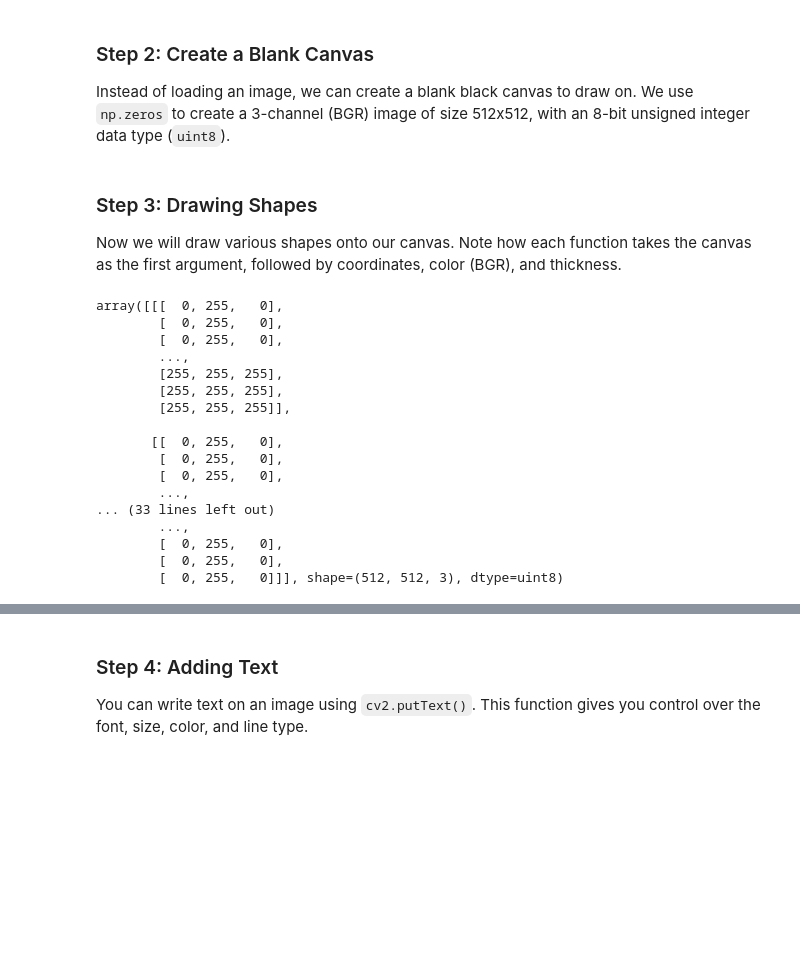
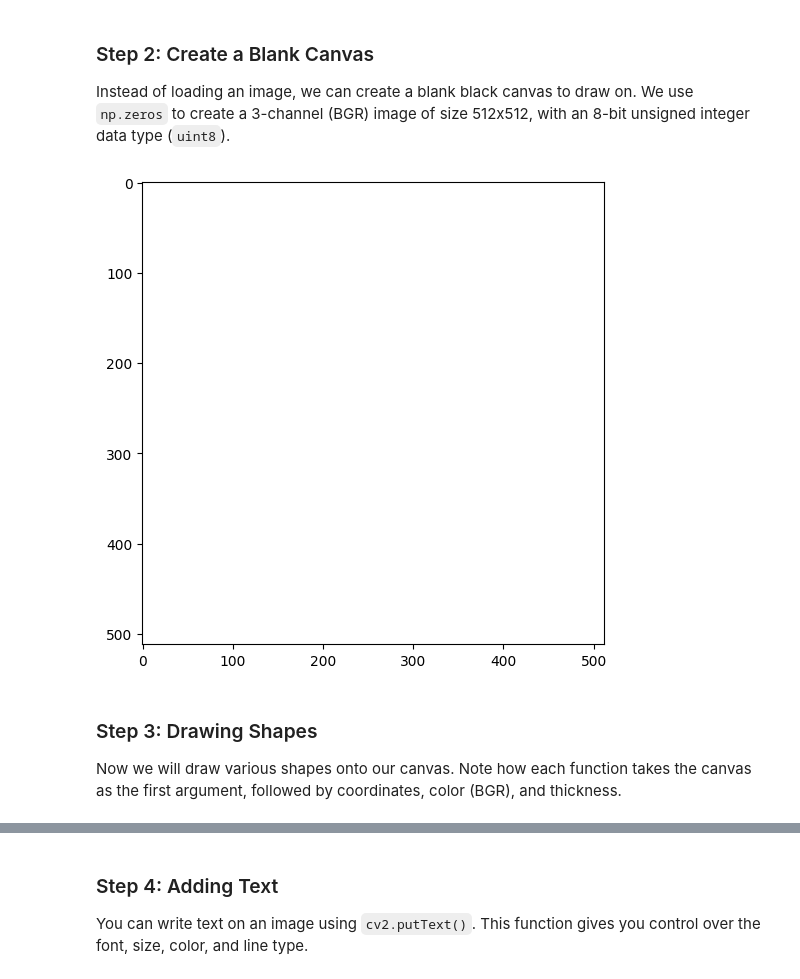
Before and after one commit to TriTetra/Project-Drone-Vision, a Jupyter notebook: experiments/2_drawing_and_interaction/01_drawing_shapes_notebook.ipynb, the cells around one changed output, grey strips where cells are left out. Saved outputs shown, nothing was run; the diff lists cells and outputs as text; code cells hidden in the pictures; blank space fills up the shorter version.

```diff
--- a/experiments/2_drawing_and_interaction/01_drawing_shapes_notebook.ipynb
+++ b/experiments/2_drawing_and_interaction/01_drawing_shapes_notebook.ipynb
@@ -29,43 +29,13 @@ Instead of loading an image, we can create a blank black canvas to draw on. We u
 canvas = np.zeros((512, 512, 3), dtype="uint8")
 # To make it a white canvas, we can add 255 to all pixels
 canvas[:] = (255, 255, 255)
+# %%
+plt.figure(figsize=(6,6))
+plt.imshow(canvas)
+plt.show()
+# %% [output]
+[figure, added]
 # %% [markdown]
 ### Step 3: Drawing Shapes
 
 Now we will draw various shapes onto our canvas. Note how each function takes the canvas as the first argument, followed by coordinates, color (BGR), and thickness.
-# %%
-# Draw a green line
-cv2.line(canvas, (0, 0), (511, 511), (0, 255, 0), 5)
-
-# Draw a red outlined rectangle
-cv2.rectangle(canvas, (100, 100), (300, 250), (0, 0, 255), 5)
-
-# Draw a blue, filled rectangle
-cv2.rectangle(canvas, (400, 50), (500, 150), (255, 0, 0), -1)
-
-# Draw a cyan, filled circle
-center_x, center_y = (canvas.shape[1] // 2, canvas.shape[0] // 2)
-cv2.circle(canvas, (center_x, center_y), 50, (255, 255, 0), -1)
-
-# Draw a triangle using cv2.polylines
-triangle_pts = np.array([[300, 100], [250, 150], [350, 150]], np.int32)
-pts = triangle_pts.reshape((-1, 1, 2))
-cv2.polylines(canvas, [pts], True, (0, 0, 0), 3)
-# %% [output]
-array([[[  0, 255,   0],
-        [  0, 255,   0],
-        [  0, 255,   0],
-        ...,
-        [255, 255, 255],
-        [255, 255, 255],
-        [255, 255, 255]],
-
-       [[  0, 255,   0],
-        [  0, 255,   0],
-        [  0, 255,   0],
-        ...,
-... (33 lines left out)
-        ...,
-        [  0, 255,   0],
-        [  0, 255,   0],
-        [  0, 255,   0]]], shape=(512, 512, 3), dtype=uint8)
```
Also changed, not shown: parts of 6 cells of this notebook, 4 other files.
